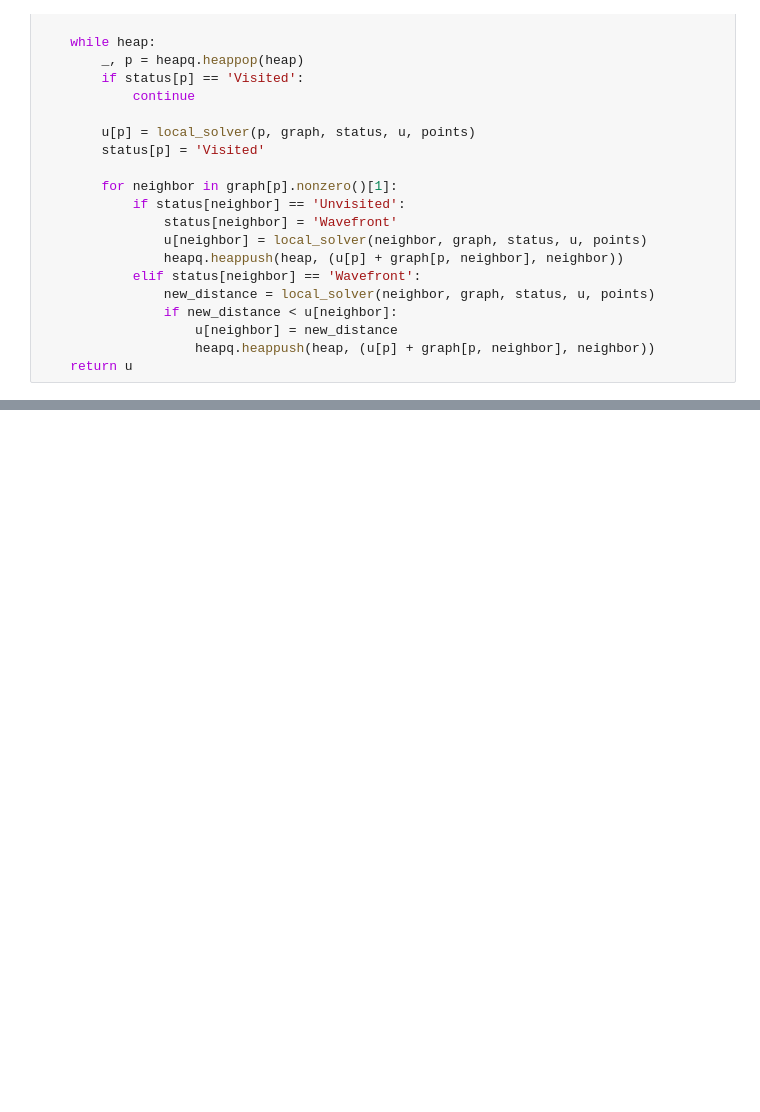
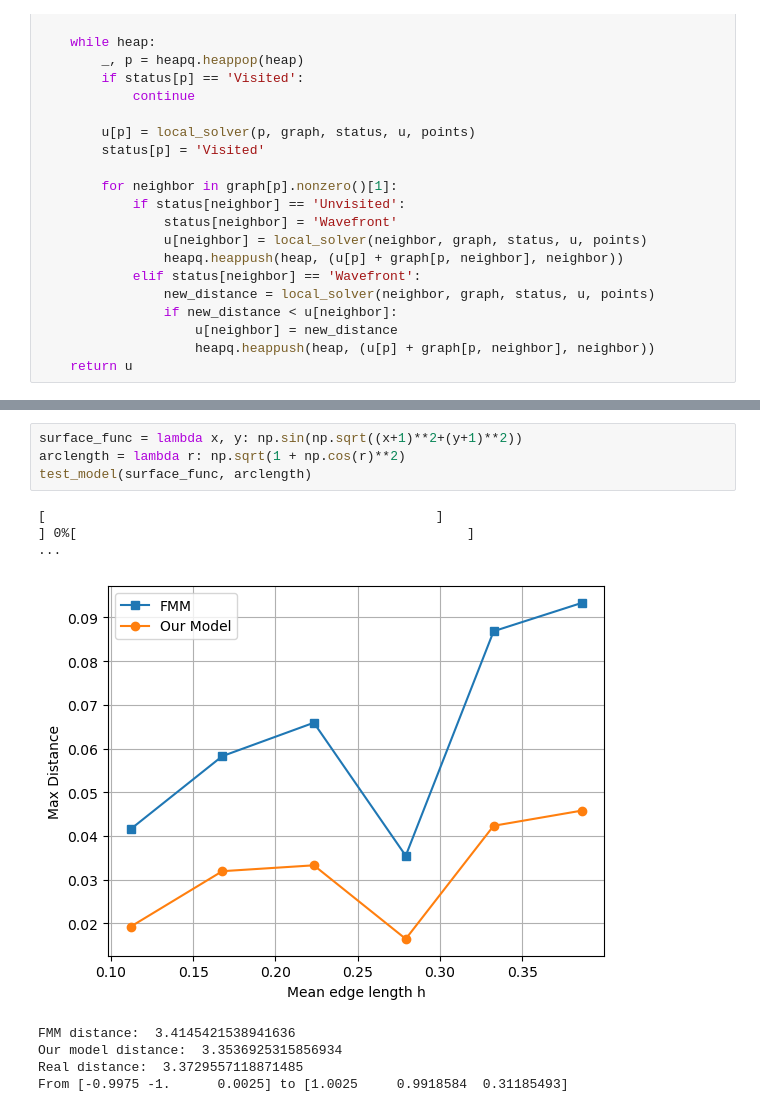
Before and after one commit to omertr616/Deep-Eikonal, a Jupyter notebook: test_surface.ipynb, the cells around one changed output, grey strips where cells are left out. Saved outputs shown, nothing was run; the diff lists cells and outputs as text; blank space fills up the shorter version.

```diff
--- a/test_surface.ipynb
+++ b/test_surface.ipynb
@@ -375,0 +366,11 @@ np.max(distances_fmm)
+# %%
+surface_func = lambda x, y: np.sin(np.sqrt((x+1)**2+(y+1)**2))
+arclength = lambda r: np.sqrt(1 + np.cos(r)**2)
+test_model(surface_func, arclength)
+# %% [output]
+[                                                  ]                                                   ] 0%[                                                  ]                                          ...
+[figure, added]
+FMM distance:  3.4145421538941636
+Our model distance:  3.3536925315856934
+Real distance:  3.3729557118871485
+From [-0.9975 -1.      0.0025] to [1.0025     0.9918584  0.31185493]
```
Also changed, not shown: parts of 6 cells of this notebook, 23 other files.
